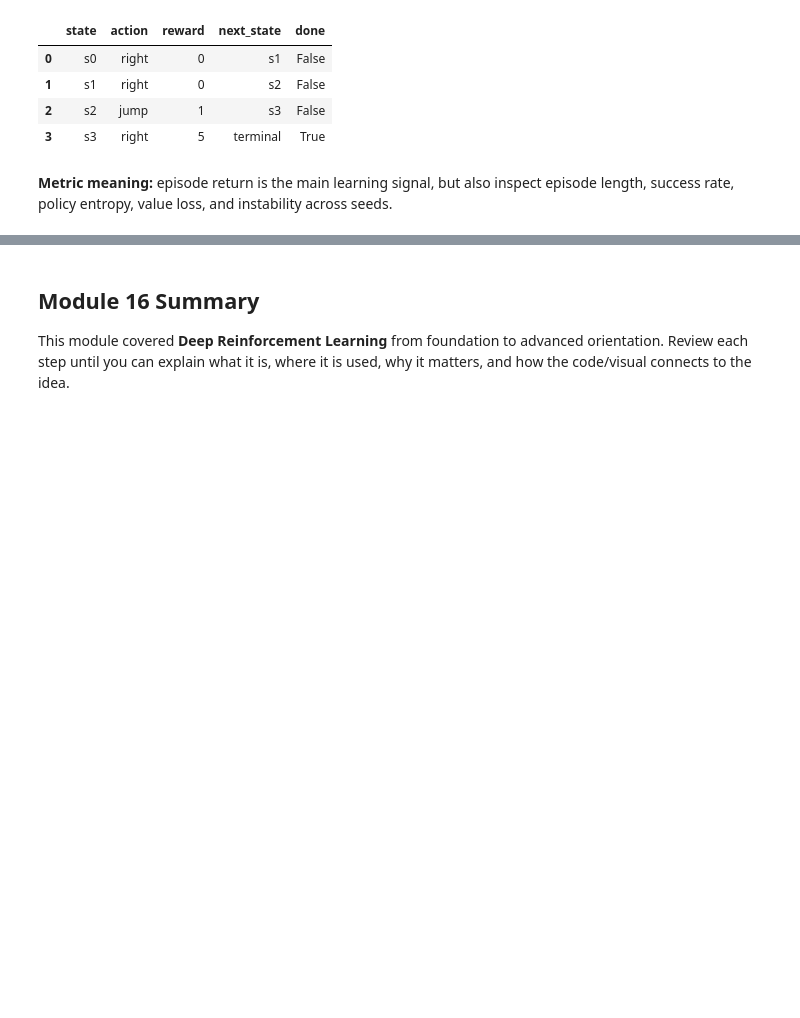
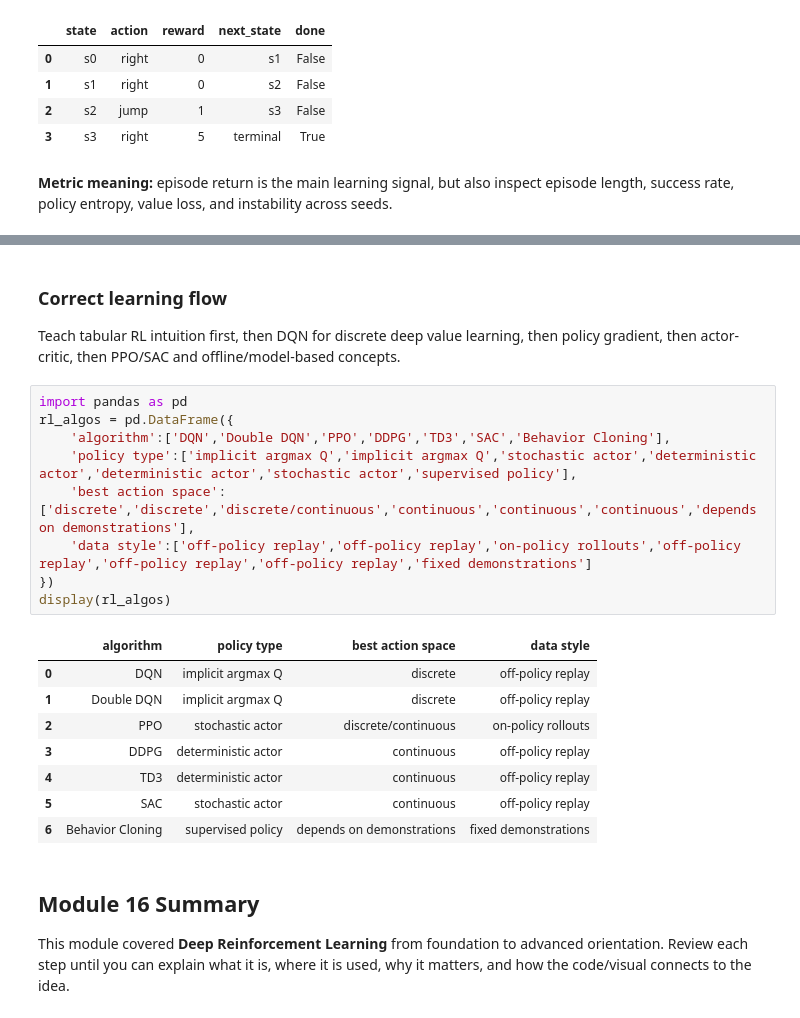
Before and after one commit to sidhu7777/Machine_Learning_Notes, a Jupyter notebook: deep_learning/modules/Module_16_Deep_Reinforcement_Learning.ipynb, the cells around one changed output, grey strips where cells are left out. Cells and saved outputs as stored; diff of their text form; blank space fills up the shorter version.

Commit message:
Broaden advanced algorithm coverage in deep learning modules

```diff
--- a/deep_learning/modules/Module_16_Deep_Reinforcement_Learning.ipynb
+++ b/deep_learning/modules/Module_16_Deep_Reinforcement_Learning.ipynb
@@ -361,3 +378,25 @@ display(trajectory)
+# %% [markdown]
+### Correct learning flow
+
+Teach tabular RL intuition first, then DQN for discrete deep value learning, then policy gradient, then actor-critic, then PPO/SAC and offline/model-based concepts.
+# %%
+import pandas as pd
+rl_algos = pd.DataFrame({
+    'algorithm':['DQN','Double DQN','PPO','DDPG','TD3','SAC','Behavior Cloning'],
+    'policy type':['implicit argmax Q','implicit argmax Q','stochastic actor','deterministic actor','deterministic actor','stochastic actor','supervised policy'],
+    'best action space':['discrete','discrete','discrete/continuous','continuous','continuous','continuous','depends on demonstrations'],
+    'data style':['off-policy replay','off-policy replay','on-policy rollouts','off-policy replay','off-policy replay','off-policy replay','fixed demonstrations']
+})
+display(rl_algos)
+# %% [output]
+|  | algorithm | policy type | best action space | data style |
+| 0 | DQN | implicit argmax Q | discrete | off-policy replay |
+| 1 | Double DQN | implicit argmax Q | discrete | off-policy replay |
+| 2 | PPO | stochastic actor | discrete/continuous | on-policy rollouts |
+| 3 | DDPG | deterministic actor | continuous | off-policy replay |
+| 4 | TD3 | deterministic actor | continuous | off-policy replay |
+| 5 | SAC | stochastic actor | continuous | off-policy replay |
+| 6 | Behavior Cloning | supervised policy | depends on demonstrations | fixed demonstrations |
 # %% [markdown]
 ## Module 16 Summary
 
```
Also changed, not shown: parts of 2 cells of this notebook, 12 other files.
